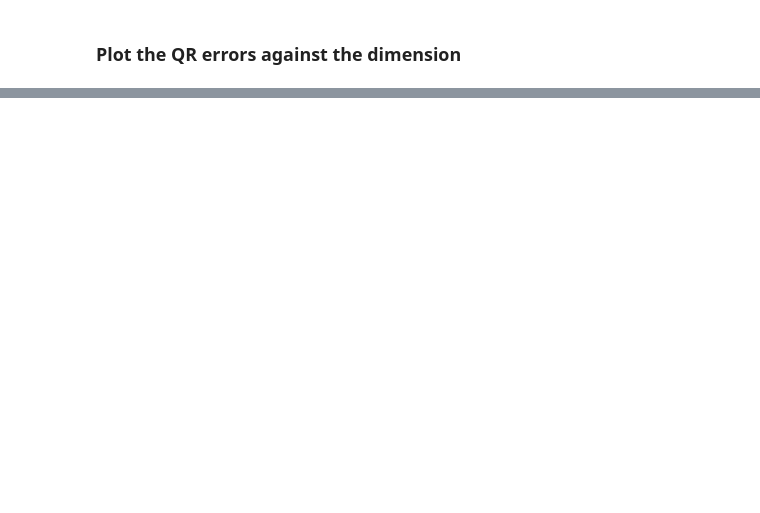
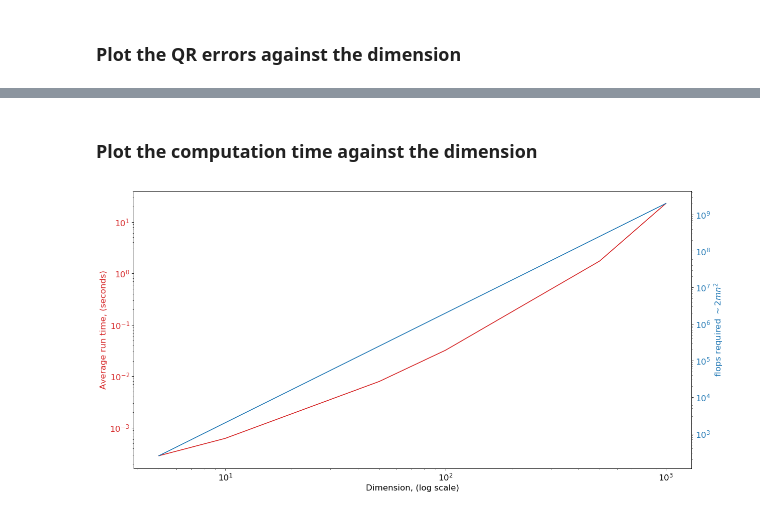
Before and after one commit to Lunderman/Numerical_Analysis, a Jupyter notebook: HW4_8p2.ipynb, the cells around one changed output, grey strips where cells are left out. Cells and saved outputs as stored; diff of their text form; code cells hidden in the pictures; blank space fills up the shorter version.

```diff
--- a/HW4_8p2.ipynb
+++ b/HW4_8p2.ipynb
@@ -111,0 +117,24 @@ plt.show()
+# %% [markdown]
+### Plot the computation time against the dimension
+# %%
+fig, ax1 = plt.subplots()
+
+color = 'tab:red'
+ax1.set_xlabel('Dimension, (log scale)')
+ax1.set_ylabel('Average run time, (seconds)', color=color)
+ax1.plot(nTests, np.mean(QR_runtime,axis=0), color=color)
+ax1.tick_params(axis='y', labelcolor=color)
+ax1.set_xscale('log')
+ax1.set_yscale('log')
+
+ax2 = ax1.twinx()  # instantiate a second axes that shares the same x-axis
+ax2.set_yscale('log')
+
+ax2.set_ylabel('flops required $\sim 2mn^2$', color='tab:blue')  # we already handled the x-label with ax1
+ax2.plot(nTests, 2*np.array(nTests)**3, color='tab:blue')
+ax2.tick_params(axis='y', labelcolor='tab:blue')
+
+fig.tight_layout()  # otherwise the right y-label is slightly clipped
+plt.show()
+# %% [output]
+[figure, added]
```
Also changed, not shown: parts of 4 cells of this notebook, 3 other files.
